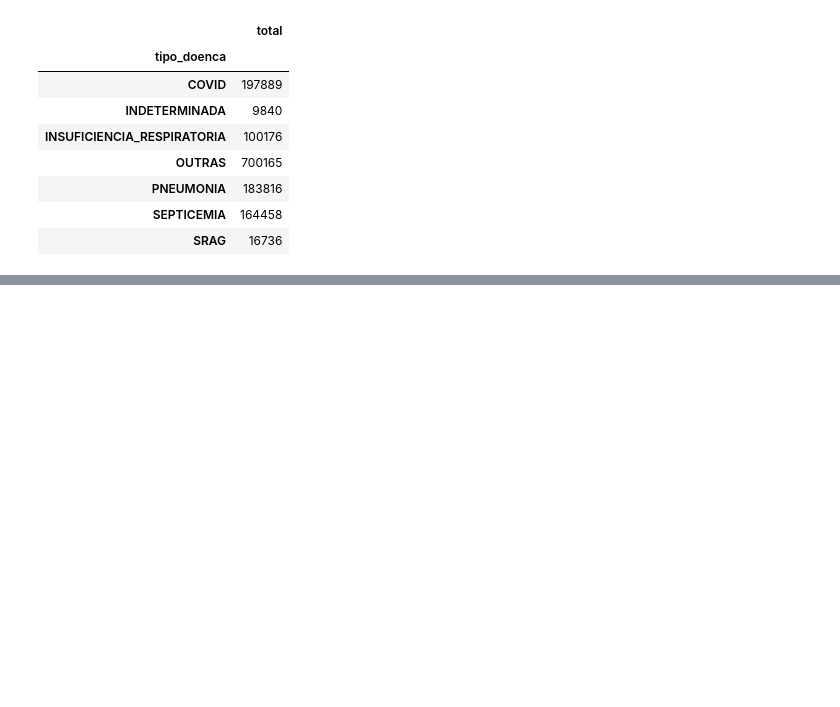
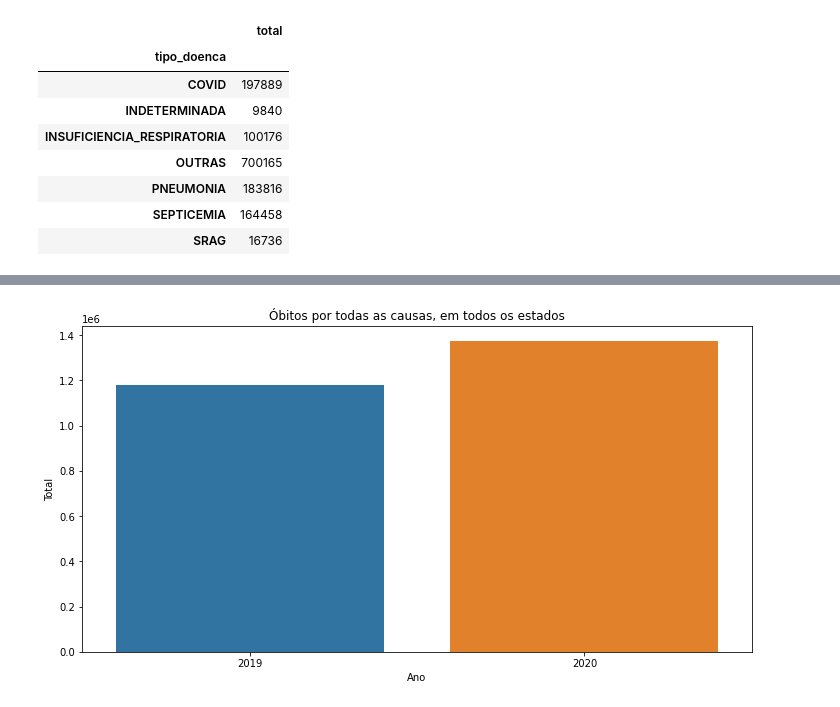
Before and after one commit to ricardopeloi/analise_covid, a Jupyter notebook: notebooks/analise_obitos_covid.ipynb, the cells around one changed output, grey strips where cells are left out. Cells and saved outputs as stored; diff of their text form; code cells hidden in the pictures; blank space fills up the shorter version.

```diff
--- a/notebooks/analise_obitos_covid.ipynb
+++ b/notebooks/analise_obitos_covid.ipynb
@@ -87,0 +119,4 @@ graficoComparativo(dados2019.groupby("tipo_doenca").sum(), dados2020.groupby("ti
+# %%
+graficoComparativo(dados2019, dados2020);
+# %% [output]
+[figure, added]
```
Also changed, not shown: parts of 3 cells of this notebook, 1 other file.
